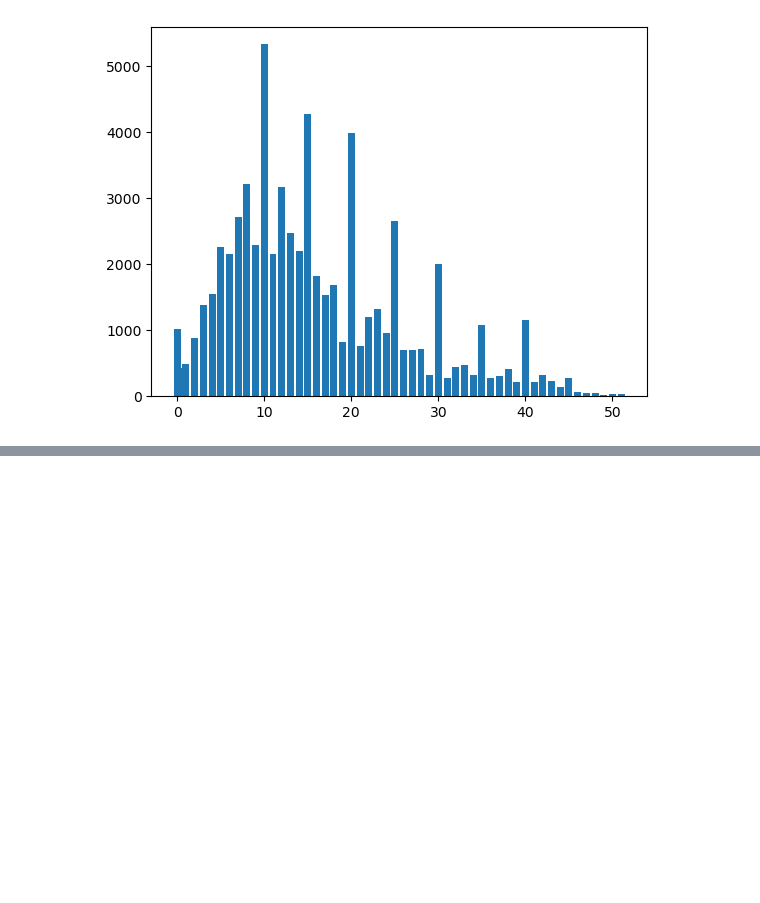
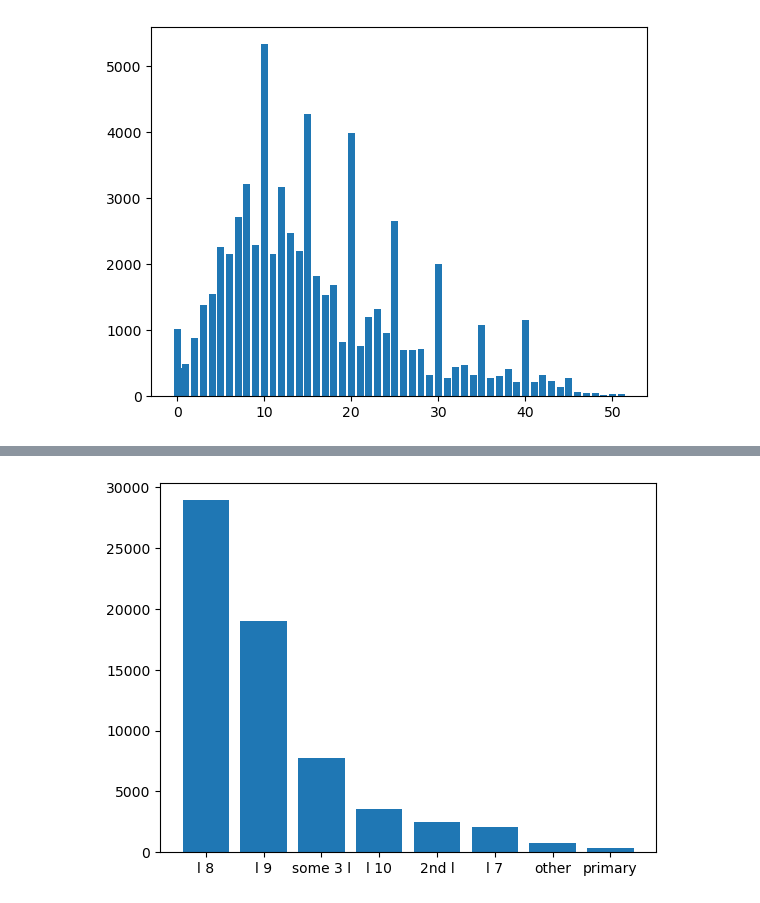
Before and after one commit to decvfox/PfDA_Project_2, a Jupyter notebook: Project_1.ipynb, the cells around one changed output, grey strips where cells are left out. Cells and saved outputs as stored; diff of their text form; code cells hidden in the pictures; blank space fills up the shorter version.

Commit message:
plotting 3

```diff
--- a/Project_1.ipynb
+++ b/Project_1.ipynb
@@ -151,0 +155,4 @@ plt.show()
+# %%
+#EdLevel
+count2 = df["EdLevel"].value_counts()
+print(count2)
@@ -151,0 +169,7 @@ plt.show()
+# %%
+unique = 'l 8', 'l 9', 'some 3 l', 'l 10' , '2nd l', 'l 7', 'other', 'primary'
+# we can now put this into a Bar Chart
+plt.bar(unique, count2)
+plt.show()
+# %% [output]
+[figure, added]
```
Also changed, not shown: parts of 6 cells of this notebook.
